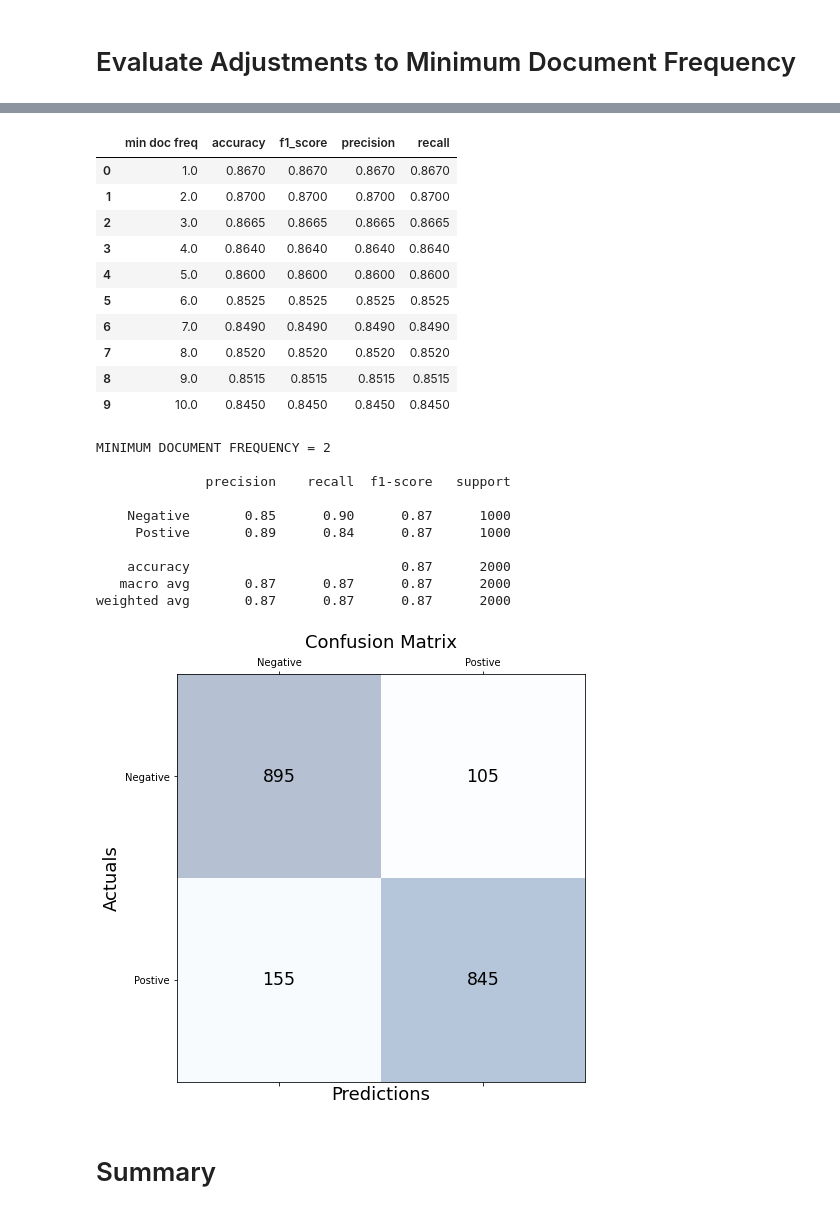
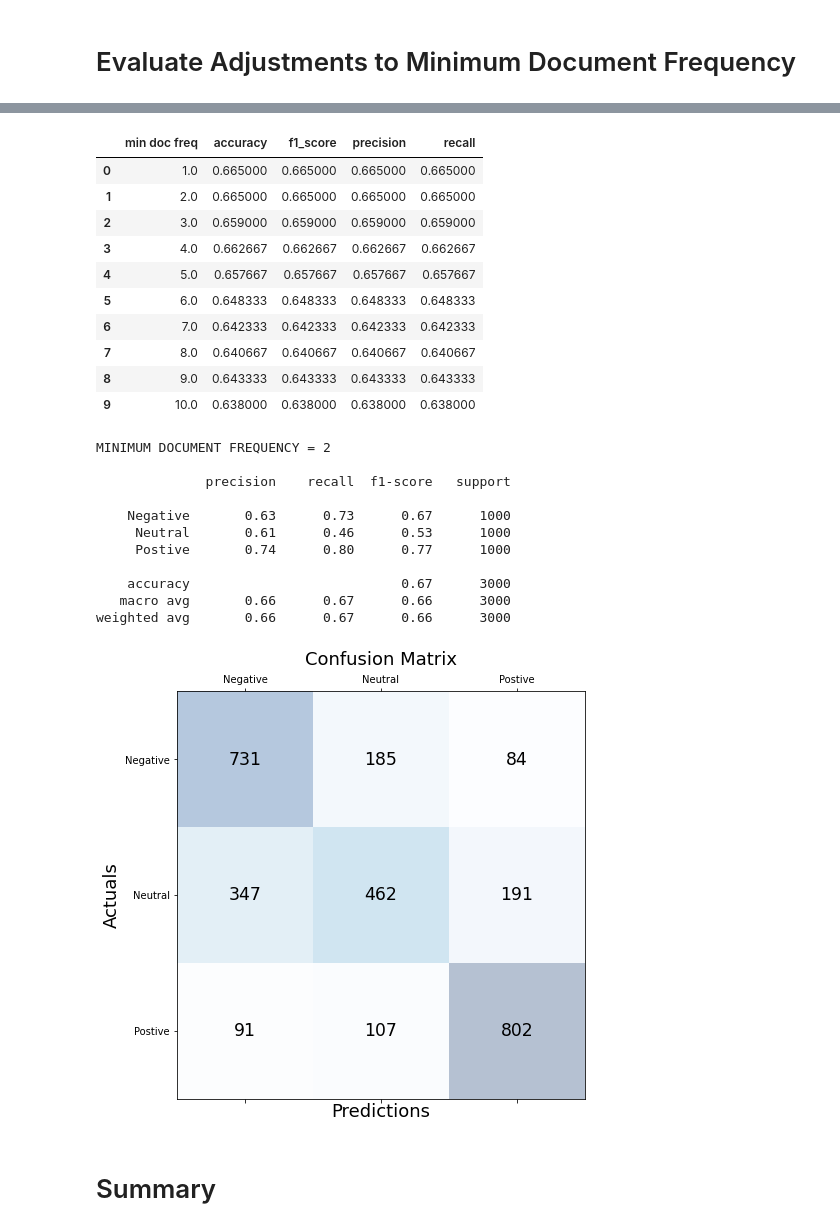
Before and after one commit to ShesterG/Twitter-Sentiment-Analysis, a Jupyter notebook: notebooks/10_nb_model_07.ipynb, the cells around one changed output, grey strips where cells are left out. Drawn from its saved outputs; the diff is of its cells as text; code cells hidden in the pictures.

```diff
--- a/notebooks/10_nb_model_07.ipynb
+++ b/notebooks/10_nb_model_07.ipynb
@@ -77,7 +77,7 @@ df.head()
 | 3 | 17 | @Kwame34580189 @bukolasaraki @NAk... | Nigeria | whatev thought you had someth there | Nana | NaN | NaN | 0 | NaN | ... |
 | 4 | 18 | @NAkufoAddo Remember that the goo... | NaN | rememb that the good peopl have s... | Nana | 1.0 | 1.0 | 0 | NaN | ... |
 # %%
-df = df[df.Sentiment != 0]
+#df = df[df.Sentiment != 0]
 # %%
 df.tokens = df.tokens.map(ast.literal_eval)
 # %%
@@ -211,7 +212,7 @@ def train_and_eval_model(min_df, ngram_range):
 
     conf_matrix = confusion_matrix(y_true=y_enc, y_pred=y_pred)
 
-    classi_report = classification_report(y_true=y_enc, y_pred=y_pred, target_names=['Negative','Postive'])
+    classi_report = classification_report(y_true=y_enc, y_pred=y_pred, target_names=['Negative','Neutral','Postive'])
     print(classi_report)
 
     """
@@ -287,46 +288,47 @@ metrics_summary_df = pd.DataFrame(metrics_summary,
 metrics_summary_df
 # %% [output]
 |  | min doc freq | accuracy | f1_score | precision | recall |
-| 0 | 1.0 | 0.8670 | 0.8670 | 0.8670 | 0.8670 |
-| 1 | 2.0 | 0.8700 | 0.8700 | 0.8700 | 0.8700 |
-| 2 | 3.0 | 0.8665 | 0.8665 | 0.8665 | 0.8665 |
-| 3 | 4.0 | 0.8640 | 0.8640 | 0.8640 | 0.8640 |
-| 4 | 5.0 | 0.8600 | 0.8600 | 0.8600 | 0.8600 |
-| 5 | 6.0 | 0.8525 | 0.8525 | 0.8525 | 0.8525 |
-| 6 | 7.0 | 0.8490 | 0.8490 | 0.8490 | 0.8490 |
-| 7 | 8.0 | 0.8520 | 0.8520 | 0.8520 | 0.8520 |
-| 8 | 9.0 | 0.8515 | 0.8515 | 0.8515 | 0.8515 |
-| 9 | 10.0 | 0.8450 | 0.8450 | 0.8450 | 0.8450 |
+| 0 | 1.0 | 0.665000 | 0.665000 | 0.665000 | 0.665000 |
+| 1 | 2.0 | 0.665000 | 0.665000 | 0.665000 | 0.665000 |
+| 2 | 3.0 | 0.659000 | 0.659000 | 0.659000 | 0.659000 |
+| 3 | 4.0 | 0.662667 | 0.662667 | 0.662667 | 0.662667 |
+| 4 | 5.0 | 0.657667 | 0.657667 | 0.657667 | 0.657667 |
+| 5 | 6.0 | 0.648333 | 0.648333 | 0.648333 | 0.648333 |
+| 6 | 7.0 | 0.642333 | 0.642333 | 0.642333 | 0.642333 |
+| 7 | 8.0 | 0.640667 | 0.640667 | 0.640667 | 0.640667 |
+| 8 | 9.0 | 0.643333 | 0.643333 | 0.643333 | 0.643333 |
+| 9 | 10.0 | 0.638000 | 0.638000 | 0.638000 | 0.638000 |
 # %%
 #metrics = train_and_eval_model(min_df=7, ngram_range=(1,2))
 
 test_results, conf_matrix, y_pred = train_and_eval_model(min_df=2, ngram_range=(1,2))
-labels = ['Negative', 'Postive']
+labels = ['Negative','Neutral', 'Postive']
 
 fig, ax = plt.subplots(figsize=(7.5, 7.5))
 ax.matshow(conf_matrix, cmap=plt.cm.Blues, alpha=0.3)
 for i in range(conf_matrix.shape[0]):
     for j in range(conf_matrix.shape[1]):
         ax.text(x=j, y=i,s=conf_matrix[i, j], va='center', ha='center', size='xx-large')
 
 plt.xlabel('Predictions', fontsize=18)
 plt.ylabel('Actuals', fontsize=18)
 ax.set_xticklabels([''] + labels)
 ax.set_yticklabels([''] + labels)
 plt.title('Confusion Matrix', fontsize=18)
 plt.show()
 # %% [output]
 MINIMUM DOCUMENT FREQUENCY = 2
 
               precision    recall  f1-score   support
 
-    Negative       0.85      0.90      0.87      1000
-     Postive       0.89      0.84      0.87      1000
+    Negative       0.63      0.73      0.67      1000
+     Neutral       0.61      0.46      0.53      1000
+     Postive       0.74      0.80      0.77      1000
 
-    accuracy                           0.87      2000
-   macro avg       0.87      0.87      0.87      2000
-weighted avg       0.87      0.87      0.87      2000
+    accuracy                           0.67      3000
+   macro avg       0.66      0.67      0.66      3000
+weighted avg       0.66      0.67      0.66      3000
-[figure, old version]
+[figure, new version]
 # %% [markdown]
 # Summary
 # %% [markdown]
```
Also changed, not shown: parts of 3 cells of this notebook.
